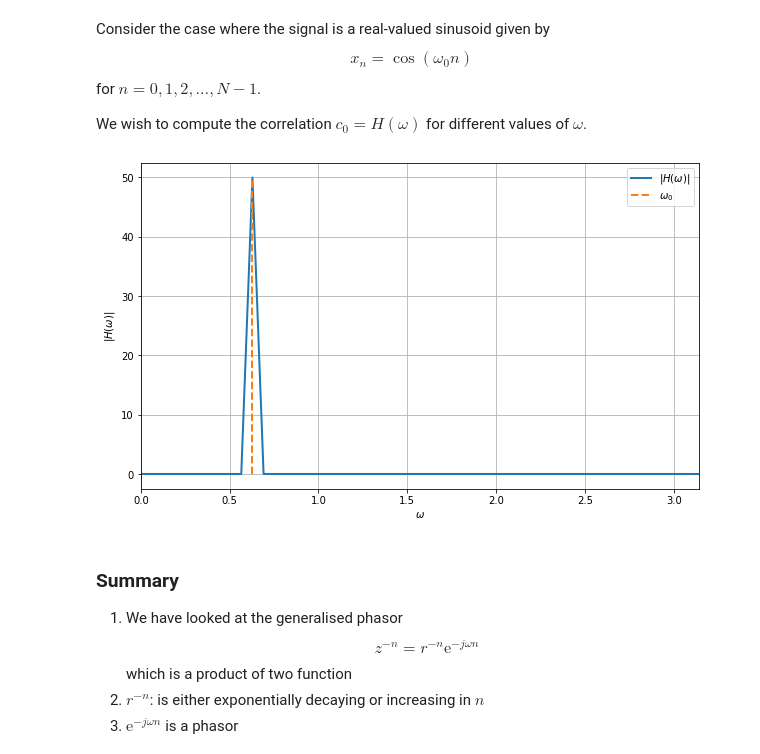
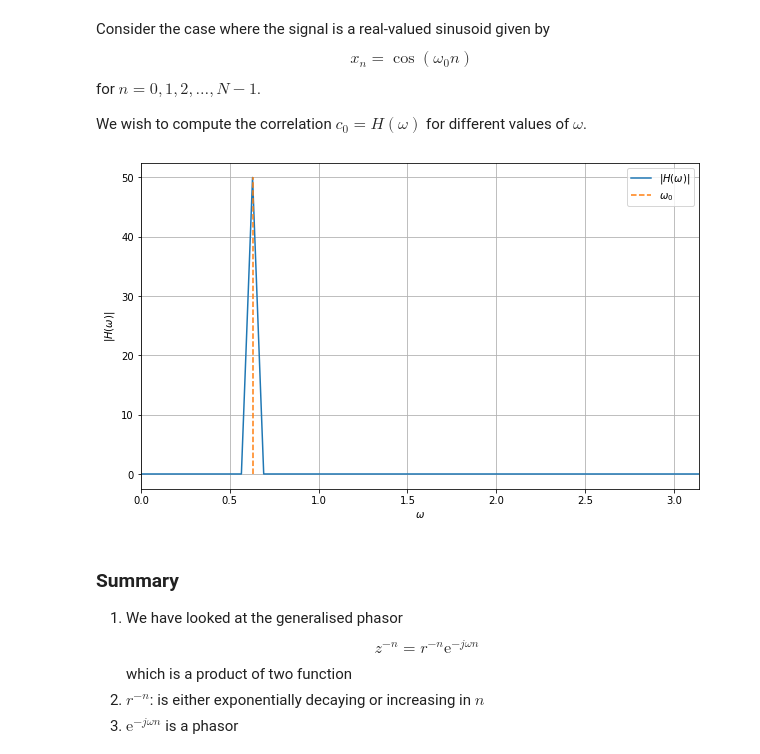
Before and after one commit to SMC-AAU-CPH/med4-ap-jupyter, a Jupyter notebook: lecture6_More_About_Filters/apLecture6.ipynb, the cells around one changed output. Drawn from its saved outputs; the diff is of its cells as text; code cells hidden in the pictures.

```diff
--- a/lecture6_More_About_Filters/apLecture6.ipynb
+++ b/lecture6_More_About_Filters/apLecture6.ipynb
@@ -190,12 +190,12 @@ for ii in np.arange(nData):
     correlation[ii] = np.sum(signal*phasor)
 # %%
 plt.figure(figsize=(10,6))
-plt.plot(freqGrid, np.abs(correlation), lineWidth=2, label='$|H(\omega)|$')
-plt.plot(np.array([signalFreq,signalFreq]),np.array([0,nData/2]), '--', lineWidth=2, label='$\omega_0$')
+plt.plot(freqGrid, np.abs(correlation), label='$|H(\omega)|$')
+plt.plot(np.array([signalFreq,signalFreq]),np.array([0,nData/2]), '--', label='$\omega_0$')
 plt.grid(True), plt.xlabel('$\omega$'), plt.ylabel('$|H(\omega)|$')
 plt.xlim((0,np.pi)), plt.legend();
 # %% [output]
-[figure, old version]
+[figure, new version]
 # %% [markdown]
 ### Summary
 1. We have looked at the generalised phasor
```
